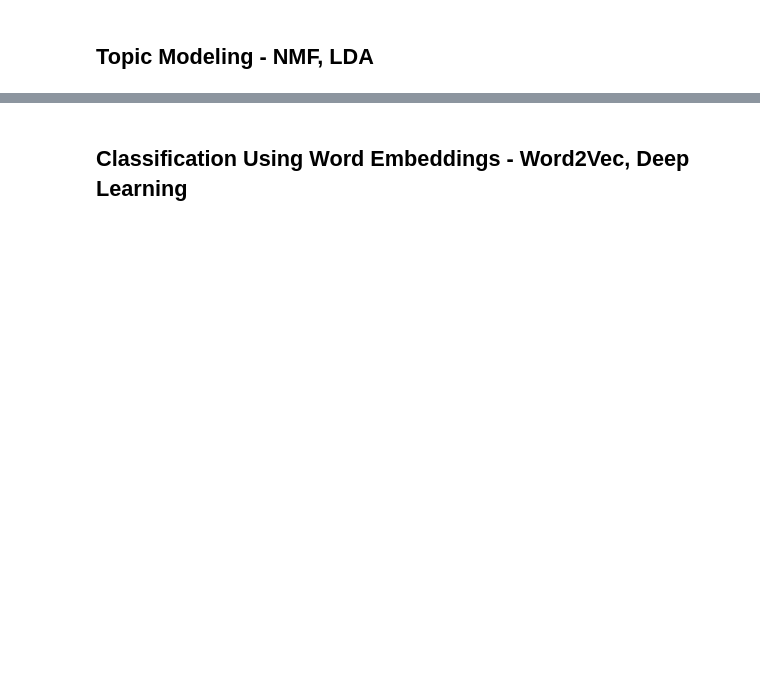
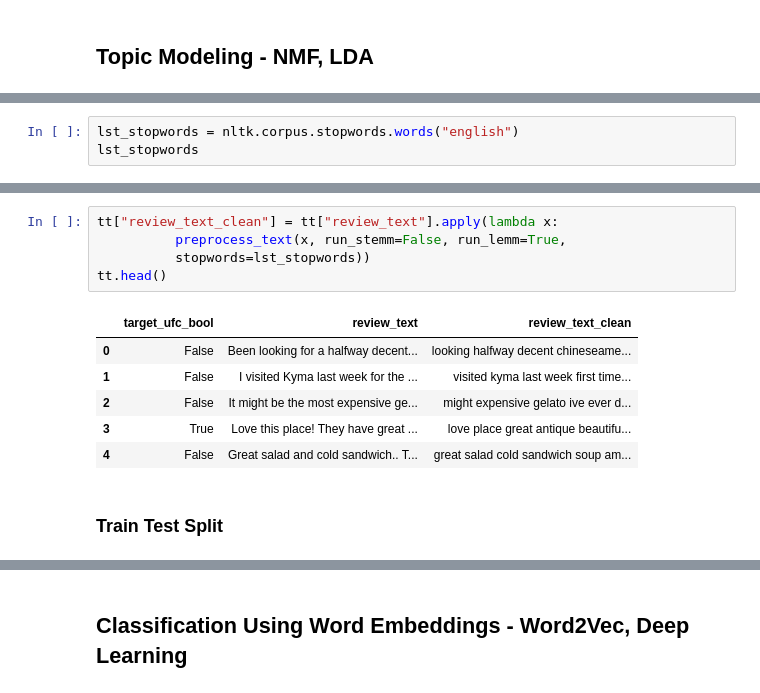
Before and after one commit to jeffjohannsen/Predicting_Yelp_Review_Quality, a Jupyter notebook: notebooks/3_Text_Processing.ipynb, the cells around one changed output, grey strips where cells are left out. Drawn from its saved outputs; the diff is of its cells as text; blank space fills up the shorter version.

```diff
--- a/notebooks/3_Text_Processing.ipynb
+++ b/notebooks/3_Text_Processing.ipynb
@@ -470,0 +556,3 @@ Best Recall: 1.00
+# %%
+lst_stopwords = nltk.corpus.stopwords.words("english")
+lst_stopwords
@@ -470,0 +577,14 @@ Best Recall: 1.00
+# %%
+tt["review_text_clean"] = tt["review_text"].apply(lambda x:
+          preprocess_text(x, run_stemm=False, run_lemm=True,
+          stopwords=lst_stopwords))
+tt.head()
+# %% [output]
+|  | target_ufc_bool | review_text | review_text_clean |
+| 0 | False | Been looking for a halfway decent... | looking halfway decent chineseame... |
+| 1 | False | I visited Kyma last week for the ... | visited kyma last week first time... |
+| 2 | False | It might be the most expensive ge... | might expensive gelato ive ever d... |
+| 3 | True | Love this place! They have great ... | love place great antique beautifu... |
+| 4 | False | Great salad and cold sandwich.. T... | great salad cold sandwich soup am... |
+# %% [markdown]
+### Train Test Split
```
Also changed, not shown: parts of 43 cells of this notebook.
